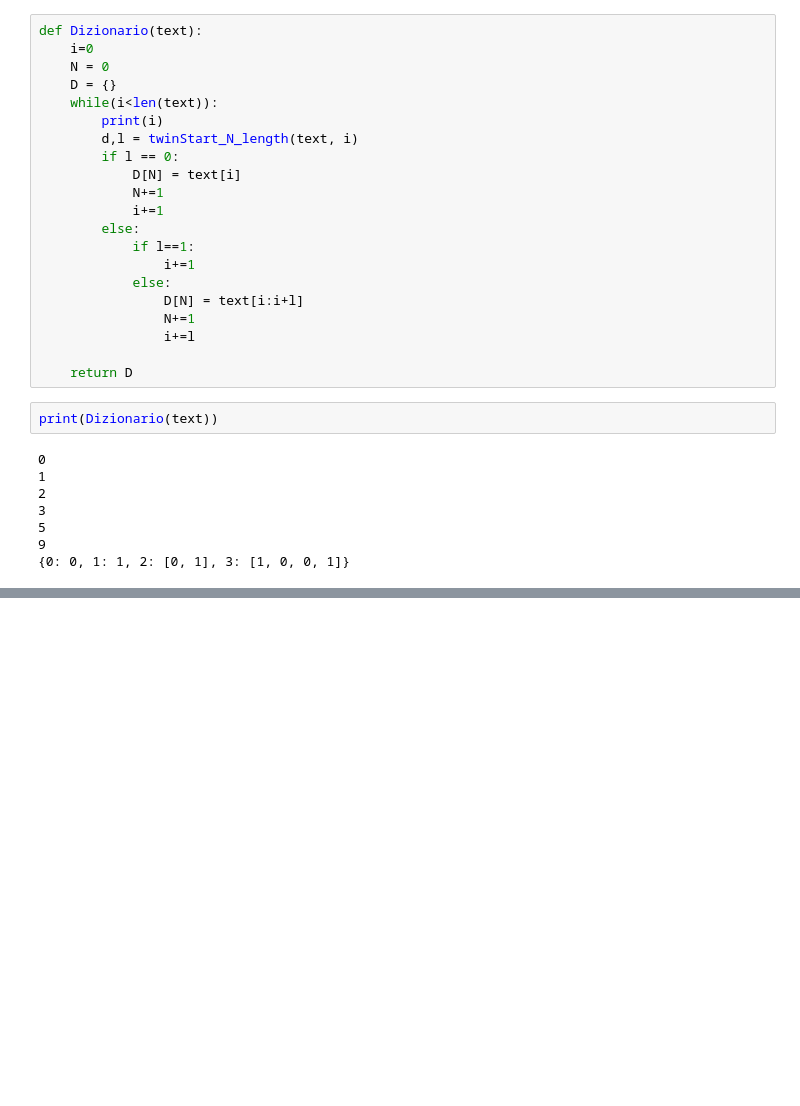
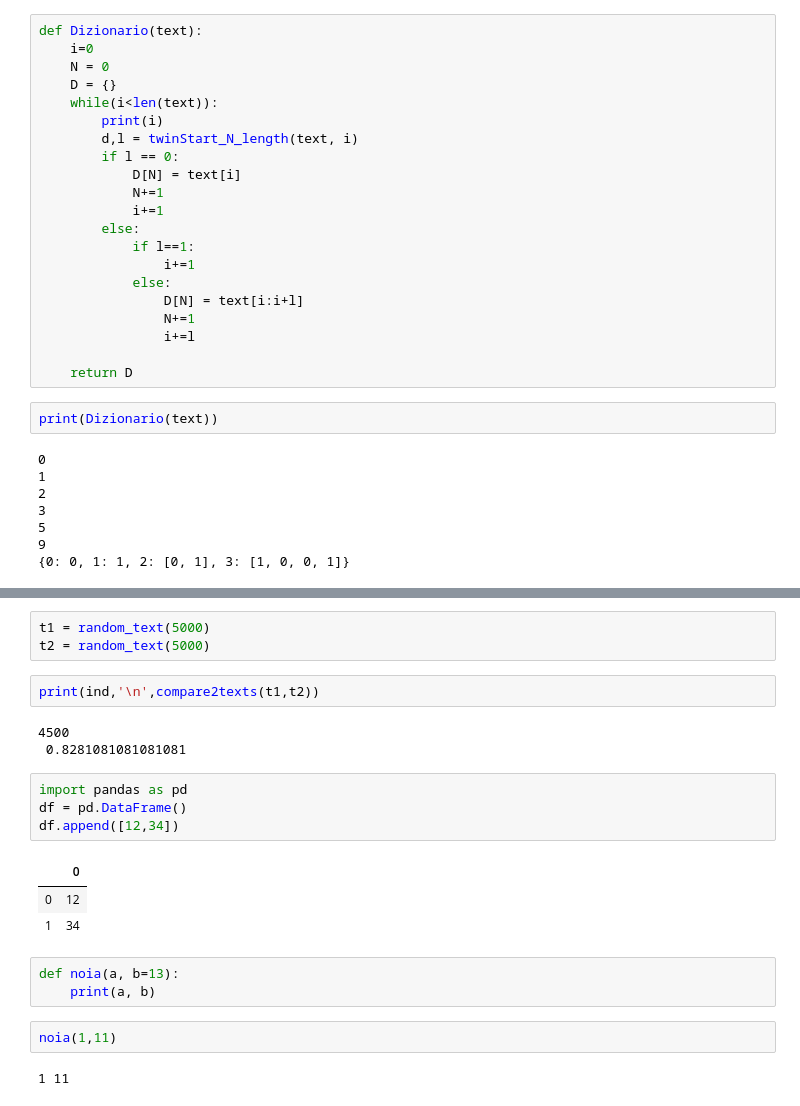
Before and after one commit to losardor/DraftAnalysis, a Jupyter notebook: PACCHETTO_ruggieroDraft/CrossCompTest.ipynb, the cells around one changed output, grey strips where cells are left out. Drawn from its saved outputs; the diff is of its cells as text; blank space fills up the shorter version.

```diff
--- a/PACCHETTO_ruggieroDraft/CrossCompTest.ipynb
+++ b/PACCHETTO_ruggieroDraft/CrossCompTest.ipynb
@@ -148,0 +314,23 @@ print(Dizionario(text))
+# %%
+t1 = random_text(5000)
+t2 = random_text(5000)
+# %%
+print(ind,'\n',compare2texts(t1,t2))
+# %% [output]
+4500
+ 0.8281081081081081
+# %%
+import pandas as pd
+df = pd.DataFrame()
+df.append([12,34])
+# %% [output]
+|  | 0 |
+| 0 | 12 |
+| 1 | 34 |
+# %%
+def noia(a, b=13):
+    print(a, b)
+# %%
+noia(1,11)
+# %% [output]
+1 11
```
Also changed, not shown: parts of 11 cells of this notebook.
